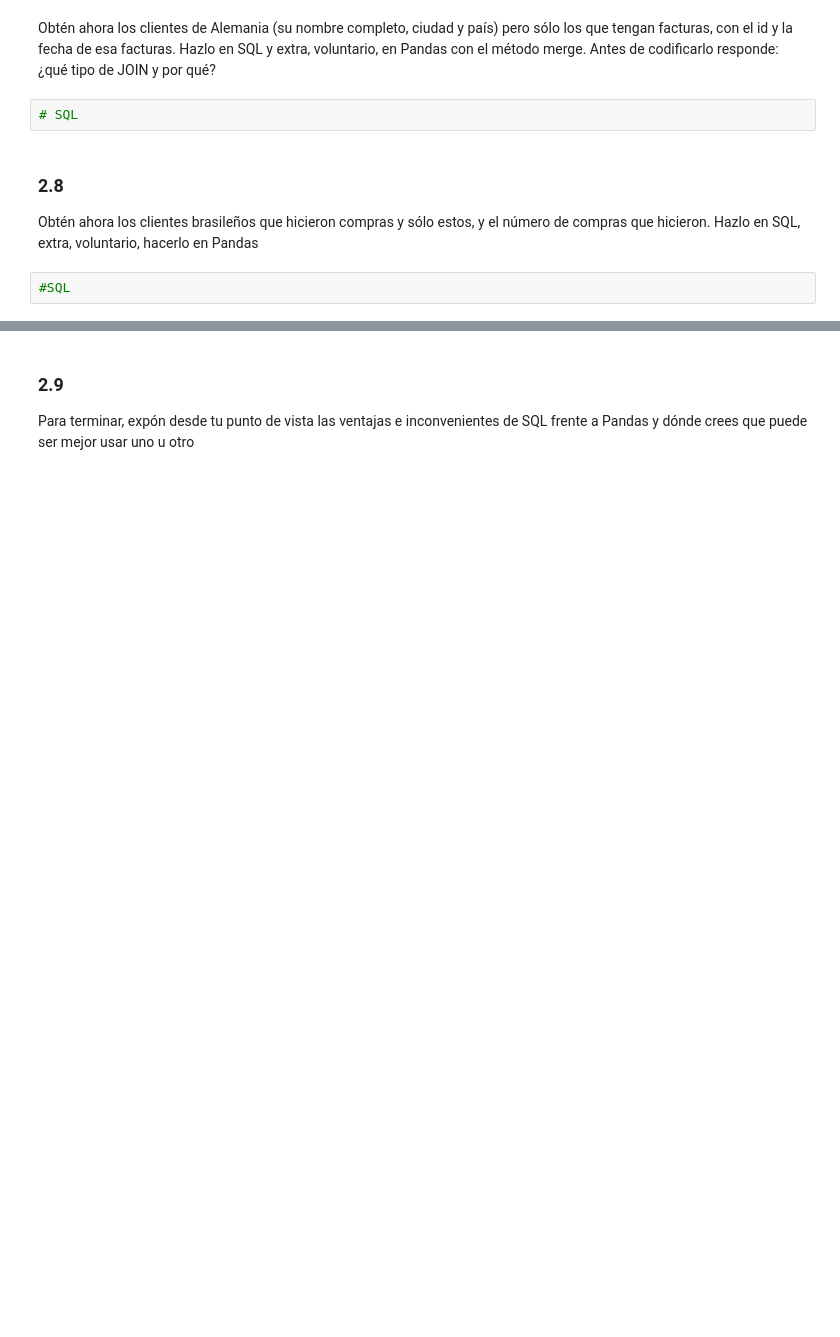
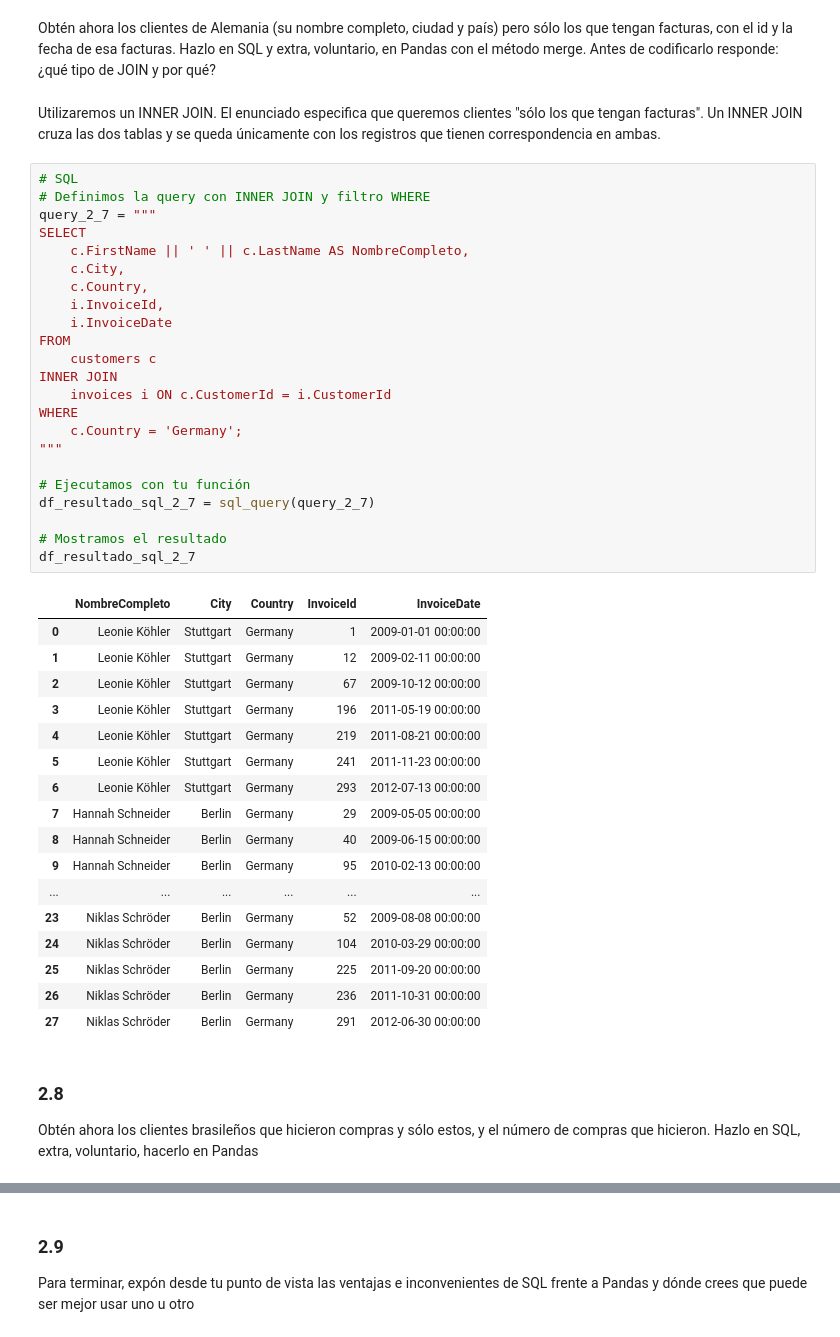
Before and after one commit to csanchosahun/DS-Online-Carlos-Sancho, a Jupyter notebook: 03_Data_Analysis/Sprint_06/Unidad_01_Procesado_Datos_Internos_BBDD/03_Practica_Obligatoria/18_Practica_Obligatoria_SQL.ipynb, the cells around one changed output, grey strips where cells are left out. Drawn from its saved outputs; the diff is of its cells as text; blank space fills up the shorter version.

```diff
--- a/03_Data_Analysis/Sprint_06/Unidad_01_Procesado_Datos_Internos_BBDD/03_Practica_Obligatoria/18_Practica_Obligatoria_SQL.ipynb
+++ b/03_Data_Analysis/Sprint_06/Unidad_01_Procesado_Datos_Internos_BBDD/03_Practica_Obligatoria/18_Practica_Obligatoria_SQL.ipynb
@@ -197,11 +498,50 @@ Ahora obten el número de canciones por género y muestra la salida ordenada por
 ### 2.7
 # %% [markdown]
 Obtén ahora los clientes de Alemania (su nombre completo, ciudad y país) pero sólo los que tengan facturas, con el id y la fecha de esa facturas. Hazlo en SQL y extra, voluntario, en Pandas con el método merge. Antes de codificarlo responde: ¿qué tipo de JOIN y por qué?
-# %%
-# SQL
+# %% [markdown]
+Utilizaremos un INNER JOIN. El enunciado especifica que queremos clientes "sólo los que tengan facturas". Un INNER JOIN cruza las dos tablas y se queda únicamente con los registros que tienen correspondencia en ambas.
+# %%
+# SQL
+# Definimos la query con INNER JOIN y filtro WHERE
+query_2_7 = """
+SELECT
+    c.FirstName || ' ' || c.LastName AS NombreCompleto,
+    c.City,
+    c.Country,
+    i.InvoiceId,
+    i.InvoiceDate
+FROM
+    customers c
+INNER JOIN
+    invoices i ON c.CustomerId = i.CustomerId
+WHERE
+    c.Country = 'Germany';
+"""
+
+# Ejecutamos con tu función
+df_resultado_sql_2_7 = sql_query(query_2_7)
+
+# Mostramos el resultado
+df_resultado_sql_2_7
+# %% [output]
+|  | NombreCompleto | City | Country | InvoiceId | InvoiceDate |
+| 0 | Leonie Köhler | Stuttgart | Germany | 1 | 2009-01-01 00:00:00 |
+| 1 | Leonie Köhler | Stuttgart | Germany | 12 | 2009-02-11 00:00:00 |
+| 2 | Leonie Köhler | Stuttgart | Germany | 67 | 2009-10-12 00:00:00 |
+| 3 | Leonie Köhler | Stuttgart | Germany | 196 | 2011-05-19 00:00:00 |
+| 4 | Leonie Köhler | Stuttgart | Germany | 219 | 2011-08-21 00:00:00 |
+| 5 | Leonie Köhler | Stuttgart | Germany | 241 | 2011-11-23 00:00:00 |
+| 6 | Leonie Köhler | Stuttgart | Germany | 293 | 2012-07-13 00:00:00 |
+| 7 | Hannah Schneider | Berlin | Germany | 29 | 2009-05-05 00:00:00 |
+| 8 | Hannah Schneider | Berlin | Germany | 40 | 2009-06-15 00:00:00 |
+| 9 | Hannah Schneider | Berlin | Germany | 95 | 2010-02-13 00:00:00 |
+| ... | ... | ... | ... | ... | ... |
+| 23 | Niklas Schröder | Berlin | Germany | 52 | 2009-08-08 00:00:00 |
+| 24 | Niklas Schröder | Berlin | Germany | 104 | 2010-03-29 00:00:00 |
+| 25 | Niklas Schröder | Berlin | Germany | 225 | 2011-09-20 00:00:00 |
+| 26 | Niklas Schröder | Berlin | Germany | 236 | 2011-10-31 00:00:00 |
+| 27 | Niklas Schröder | Berlin | Germany | 291 | 2012-06-30 00:00:00 |
 # %% [markdown]
 ### 2.8
 
 Obtén ahora los clientes brasileños que hicieron compras y sólo estos, y el número de compras que hicieron. Hazlo en SQL, extra, voluntario, hacerlo en Pandas
-# %%
-#SQL
```
Also changed, not shown: parts of 18 cells of this notebook.
